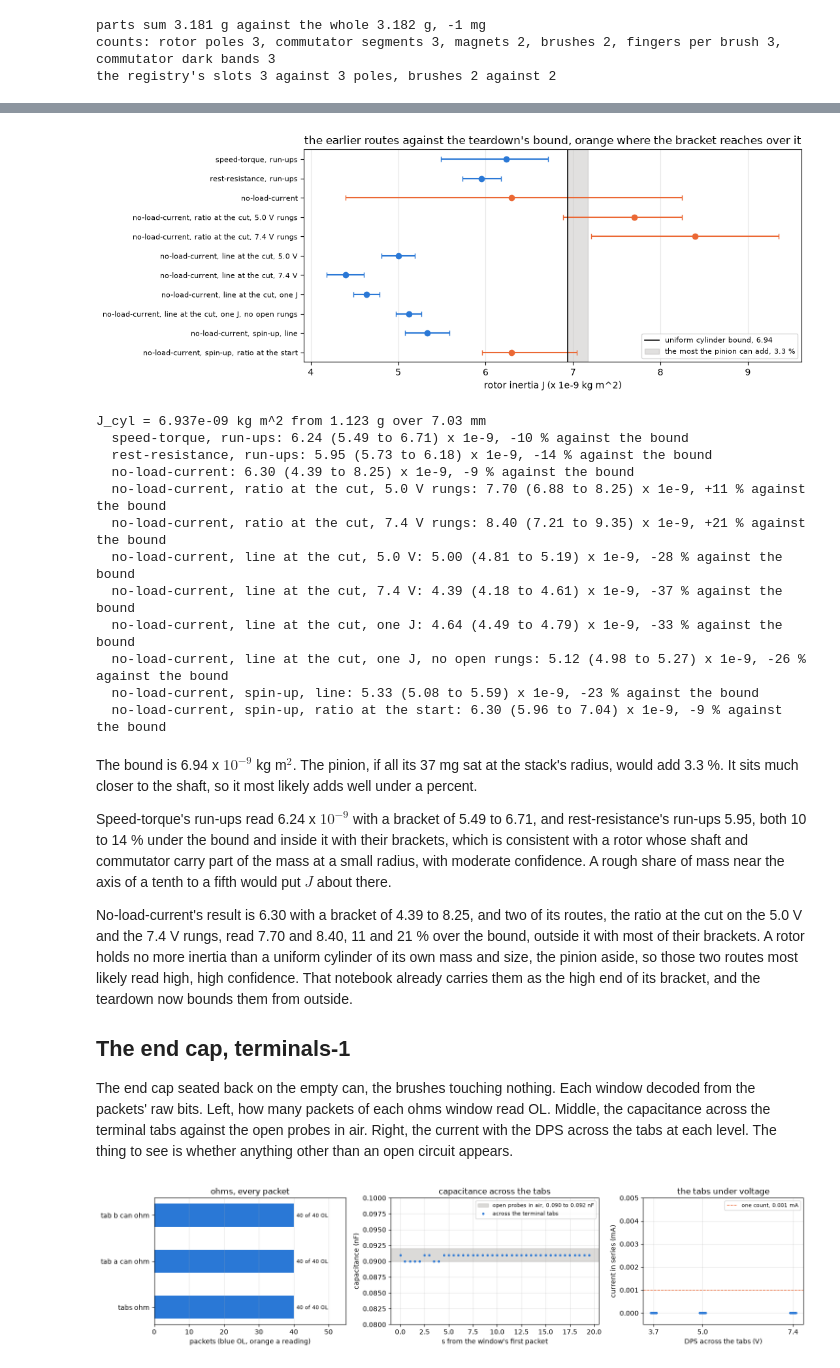
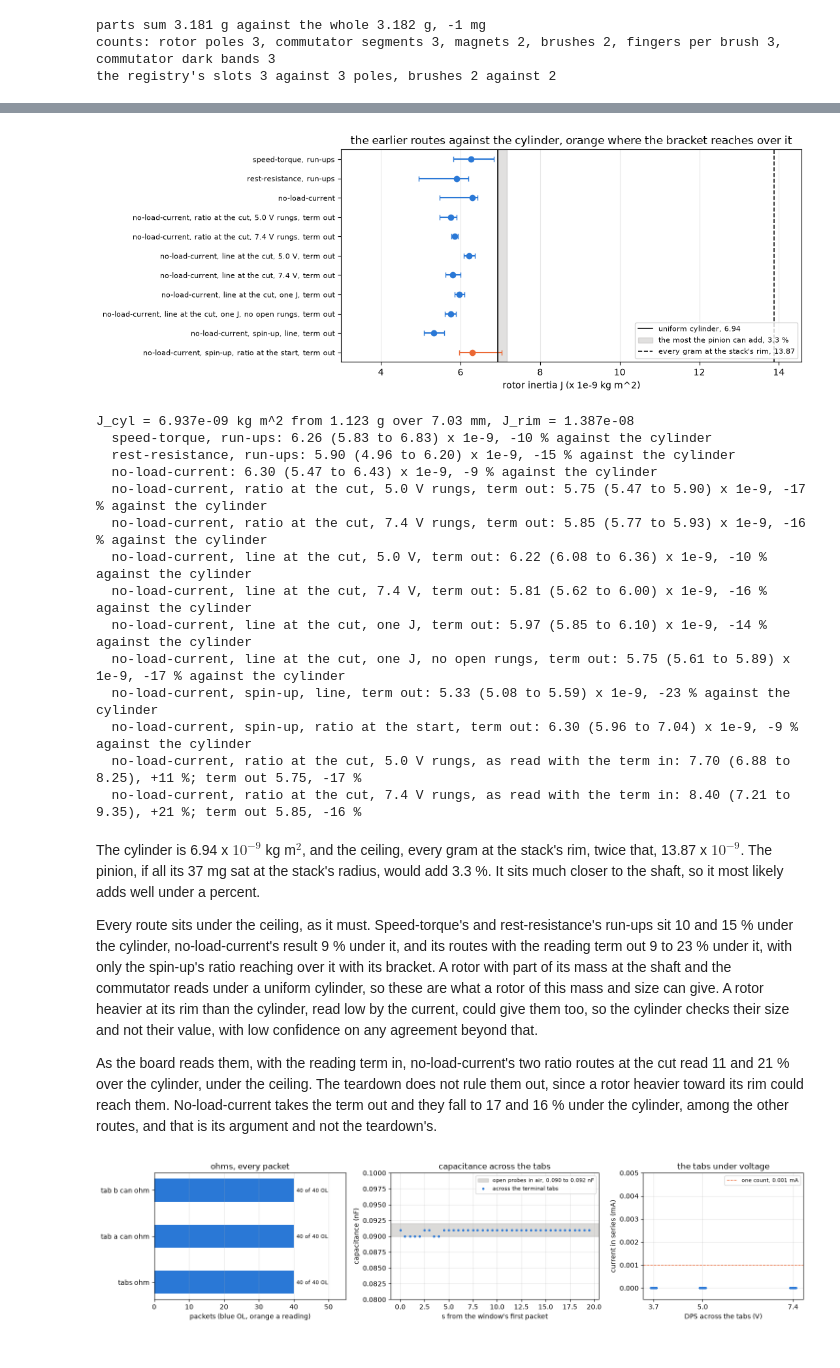
Before and after one commit to OpenServoCore/notebooks, a Jupyter notebook: stages/2-motor/teardown/teardown.ipynb, the cells around one changed output, grey strips where cells are left out. Drawn from its saved outputs; the diff is of its cells as text; code cells hidden in the pictures.

```diff
--- a/stages/2-motor/teardown/teardown.ipynb
+++ b/stages/2-motor/teardown/teardown.ipynb
@@ -245,49 +251,53 @@ The bound against the inertia the earlier notebooks read through the current, ea
 # %%
 R_STACK_M = DIMS["rotor stack diameter"].mean() / 2 * 1e-3             # m
 J_CYL = MASS["rotor"] * 1e-3 * R_STACK_M ** 2 / 2                       # kg m^2, the rotor as a uniform cylinder
+J_RIM = 2 * J_CYL                                                       # every gram at the stack's rim, the ceiling
 PINION_PCT = MASS["pinion"] / MASS["rotor"] * 100                       # the pinion as a cylinder of the stack's radius, the most it can add
 ROUTES = {"speed-torque, run-ups": SPT["j_kg_m2"], "rest-resistance, run-ups": RR["j_runup_kg_m2"],
           "no-load-current": NLC["j_kg_m2"]}
-for name, q in NLC["j_by_route"].items():
-    ROUTES[f"no-load-current, {name}"] = q                              # every route no-load-current carries
+for name, q in NLC["j_by_route_meter"].items():
+    ROUTES[f"no-load-current, {name}, term out"] = q                    # every route no-load-current carries with the reading term out
 fig, ax = plt.subplots(figsize=(11, 4.2))
 for y, (name, q) in enumerate(ROUTES.items()):
     over = q["hi"] > J_CYL
     ax.errorbar(q["value"] * 1e9, y, xerr=[[(q["value"] - q["lo"]) * 1e9], [(q["hi"] - q["value"]) * 1e9]], fmt="o", ms=6, capsize=3,
                 color=ORANGE if over else BLUE)
-ax.axvline(J_CYL * 1e9, color=INK, lw=1.2, label=f"uniform cylinder bound, {J_CYL * 1e9:.2f}")
+ax.axvline(J_CYL * 1e9, color=INK, lw=1.2, label=f"uniform cylinder, {J_CYL * 1e9:.2f}")
 ax.axvspan(J_CYL * 1e9, J_CYL * 1e9 * (1 + PINION_PCT / 100), color=MUTED, alpha=0.25, label=f"the most the pinion can add, {PINION_PCT:.1f} %")
-ax.set_yticks(range(len(ROUTES)), list(ROUTES), fontsize=8); ax.invert_yaxis()
-ax.set_xlabel("rotor inertia J (x 1e-9 kg m^2)"); ax.set_title("the earlier routes against the teardown's bound, orange where the bracket reaches over it")
+ax.axvline(J_RIM * 1e9, color=INK, lw=1.2, ls="--", label=f"every gram at the stack's rim, {J_RIM * 1e9:.2f}")
+ax.set_yticks(range(len(ROUTES)), list(ROUTES), fontsize=8); ax.invert_yaxis(); ax.set_xlim(3, J_RIM * 1e9 * 1.05)
+ax.set_xlabel("rotor inertia J (x 1e-9 kg m^2)"); ax.set_title("the earlier routes against the cylinder, orange where the bracket reaches over it")
 ax.legend(fontsize=8, loc="lower right"); ax.grid(alpha=0.3, axis="x")
 plt.tight_layout(); plt.show()
-print(f"J_cyl = {J_CYL:.3e} kg m^2 from {MASS['rotor']:.3f} g over {2 * R_STACK_M * 1e3:.2f} mm")
+print(f"J_cyl = {J_CYL:.3e} kg m^2 from {MASS['rotor']:.3f} g over {2 * R_STACK_M * 1e3:.2f} mm, J_rim = {J_RIM:.3e}")
 for name, q in ROUTES.items():
-    print(f"  {name}: {q['value'] * 1e9:.2f} ({q['lo'] * 1e9:.2f} to {q['hi'] * 1e9:.2f}) x 1e-9, {(q['value'] / J_CYL - 1) * 100:+.0f} % against the bound")
+    print(f"  {name}: {q['value'] * 1e9:.2f} ({q['lo'] * 1e9:.2f} to {q['hi'] * 1e9:.2f}) x 1e-9, {(q['value'] / J_CYL - 1) * 100:+.0f} % against the cylinder")
+for name in ("ratio at the cut, 5.0 V rungs", "ratio at the cut, 7.4 V rungs"):
+    q, qm = NLC["j_by_route"][name], NLC["j_by_route_meter"][name]
+    print(f"  no-load-current, {name}, as read with the term in: {q['value'] * 1e9:.2f} ({q['lo'] * 1e9:.2f} to {q['hi'] * 1e9:.2f}), "
+          f"{(q['value'] / J_CYL - 1) * 100:+.0f} %; term out {qm['value'] * 1e9:.2f}, {(qm['value'] / J_CYL - 1) * 100:+.0f} %")
 # %% [output]
-[figure, old version]
+[figure, new version]
-J_cyl = 6.937e-09 kg m^2 from 1.123 g over 7.03 mm
-  speed-torque, run-ups: 6.24 (5.49 to 6.71) x 1e-9, -10 % against the bound
-  rest-resistance, run-ups: 5.95 (5.73 to 6.18) x 1e-9, -14 % against the bound
-  no-load-current: 6.30 (4.39 to 8.25) x 1e-9, -9 % against the bound
-  no-load-current, ratio at the cut, 5.0 V rungs: 7.70 (6.88 to 8.25) x 1e-9, +11 % against the bound
-  no-load-current, ratio at the cut, 7.4 V rungs: 8.40 (7.21 to 9.35) x 1e-9, +21 % against the bound
-  no-load-current, line at the cut, 5.0 V: 5.00 (4.81 to 5.19) x 1e-9, -28 % against the bound
-  no-load-current, line at the cut, 7.4 V: 4.39 (4.18 to 4.61) x 1e-9, -37 % against the bound
-  no-load-current, line at the cut, one J: 4.64 (4.49 to 4.79) x 1e-9, -33 % against the bound
-  no-load-current, line at the cut, one J, no open rungs: 5.12 (4.98 to 5.27) x 1e-9, -26 % against the bound
-  no-load-current, spin-up, line: 5.33 (5.08 to 5.59) x 1e-9, -23 % against the bound
-  no-load-current, spin-up, ratio at the start: 6.30 (5.96 to 7.04) x 1e-9, -9 % against the bound
+J_cyl = 6.937e-09 kg m^2 from 1.123 g over 7.03 mm, J_rim = 1.387e-08
+  speed-torque, run-ups: 6.26 (5.83 to 6.83) x 1e-9, -10 % against the cylinder
+  rest-resistance, run-ups: 5.90 (4.96 to 6.20) x 1e-9, -15 % against the cylinder
+  no-load-current: 6.30 (5.47 to 6.43) x 1e-9, -9 % against the cylinder
+  no-load-current, ratio at the cut, 5.0 V rungs, term out: 5.75 (5.47 to 5.90) x 1e-9, -17 % against the cylinder
+  no-load-current, ratio at the cut, 7.4 V rungs, term out: 5.85 (5.77 to 5.93) x 1e-9, -16 % against the cylinder
+  no-load-current, line at the cut, 5.0 V, term out: 6.22 (6.08 to 6.36) x 1e-9, -10 % against the cylinder
+  no-load-current, line at the cut, 7.4 V, term out: 5.81 (5.62 to 6.00) x 1e-9, -16 % against the cylinder
+  no-load-current, line at the cut, one J, term out: 5.97 (5.85 to 6.10) x 1e-9, -14 % against the cylinder
+  no-load-current, line at the cut, one J, no open rungs, term out: 5.75 (5.61 to 5.89) x 1e-9, -17 % against the cylinder
+  no-load-current, spin-up, line, term out: 5.33 (5.08 to 5.59) x 1e-9, -23 % against the cylinder
+  no-load-current, spin-up, ratio at the start, term out: 6.30 (5.96 to 7.04) x 1e-9, -9 % against the cylinder
+  no-load-current, ratio at the cut, 5.0 V rungs, as read with the term in: 7.70 (6.88 to 8.25), +11 %; term out 5.75, -17 %
+  no-load-current, ratio at the cut, 7.4 V rungs, as read with the term in: 8.40 (7.21 to 9.35), +21 %; term out 5.85, -16 %
 # %% [markdown]
-The bound is 6.94 x $10^{-9}$ kg m$^2$. The pinion, if all its 37 mg sat at the stack's radius, would add 3.3 %. It sits much closer to the shaft, so it most likely adds well under a percent.
+The cylinder is 6.94 x $10^{-9}$ kg m$^2$, and the ceiling, every gram at the stack's rim, twice that, 13.87 x $10^{-9}$. The pinion, if all its 37 mg sat at the stack's radius, would add 3.3 %. It sits much closer to the shaft, so it most likely adds well under a percent.
 
-Speed-torque's run-ups read 6.24 x $10^{-9}$ with a bracket of 5.49 to 6.71, and rest-resistance's run-ups 5.95, both 10 to 14 % under the bound and inside it with their brackets, which is consistent with a rotor whose shaft and commutator carry part of the mass at a small radius, with moderate confidence. A rough share of mass near the axis of a tenth to a fifth would put $J$ about there.
+Every route sits under the ceiling, as it must. Speed-torque's and rest-resistance's run-ups sit 10 and 15 % under the cylinder, no-load-current's result 9 % under it, and its routes with the reading term out 9 to 23 % under it, with only the spin-up's ratio reaching over it with its bracket. A rotor with part of its mass at the shaft and the commutator reads under a uniform cylinder, so these are what a rotor of this mass and size can give. A rotor heavier at its rim than the cylinder, read low by the current, could give them too, so the cylinder checks their size and not their value, with low confidence on any agreement beyond that.
 
-No-load-current's result is 6.30 with a bracket of 4.39 to 8.25, and two of its routes, the ratio at the cut on the 5.0 V and the 7.4 V rungs, read 7.70 and 8.40, 11 and 21 % over the bound, outside it with most of their brackets. A rotor holds no more inertia than a uniform cylinder of its own mass and size, the pinion aside, so those two routes most likely read high, high confidence. That notebook already carries them as the high end of its bracket, and the teardown now bounds them from outside.
-
-## The end cap, terminals-1
-
-The end cap seated back on the empty can, the brushes touching nothing. Each window decoded from the packets' raw bits. Left, how many packets of each ohms window read OL. Middle, the capacitance across the terminal tabs against the open probes in air. Right, the current with the DPS across the tabs at each level. The thing to see is whether anything other than an open circuit appears.
+As the board reads them, with the reading term in, no-load-current's two ratio routes at the cut read 11 and 21 % over the cylinder, under the ceiling. The teardown does not rule them out, since a rotor heavier toward its rim could reach them. No-load-current takes the term out and they fall to 17 and 16 % under the cylinder, among the other routes, and that is its argument and not the teardown's.
 # %%
 def meter(folder, name):
     # one meter log with each packet's raw fields decoded: func, scale, dec, meas, and OL found from the bits
```
Also changed, not shown: parts of 58 cells of this notebook, 3 other files.
